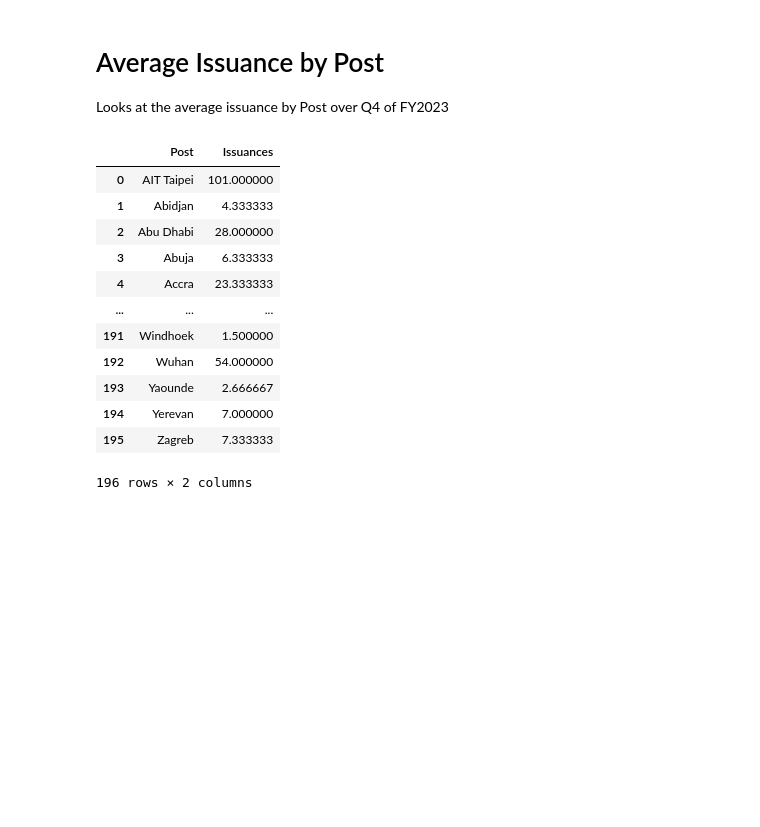
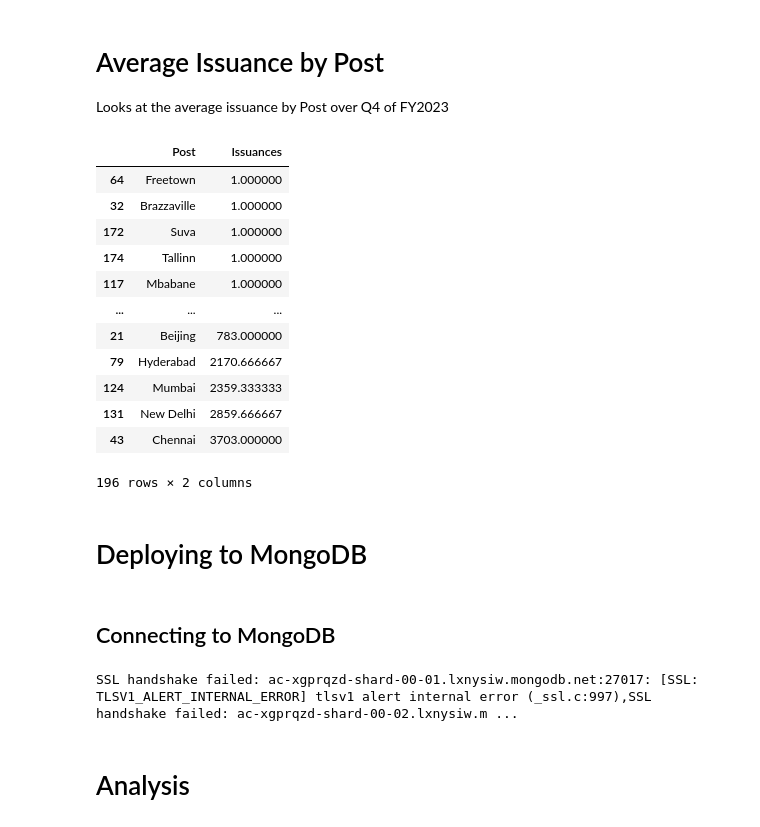
Before and after one commit to KartikThakkar1/Non-Immigrant-Visa-Analysis, a Jupyter notebook: IssuanceDataAnalysis_FY2023_Q4.ipynb, the cells around one changed output. Drawn from its saved outputs; the diff is of its cells as text; code cells hidden in the pictures; blank space fills up the shorter version.

```diff
--- a/IssuanceDataAnalysis_FY2023_Q4.ipynb
+++ b/IssuanceDataAnalysis_FY2023_Q4.ipynb
@@ -205,18 +220,43 @@ Looks at the average issuance by Post over Q4 of FY2023
 # %%
 averageByPost = h1bPostDataFrame.groupby('Post')['Issuances'].mean().reset_index()
 
-averageByPost
+averageByPost.to_excel('H1B_Files/H1B_by_Post_Average_FY2023.xlsx', index=False, engine='openpyxl')
+
+averageByPost.sort_values(by=['Issuances'])
 # %% [output]
 |  | Post | Issuances |
-| 0 | AIT Taipei | 101.000000 |
-| 1 | Abidjan | 4.333333 |
-| 2 | Abu Dhabi | 28.000000 |
-| 3 | Abuja | 6.333333 |
-| 4 | Accra | 23.333333 |
+| 64 | Freetown | 1.000000 |
+| 32 | Brazzaville | 1.000000 |
+| 172 | Suva | 1.000000 |
+| 174 | Tallinn | 1.000000 |
+| 117 | Mbabane | 1.000000 |
 | ... | ... | ... |
-| 191 | Windhoek | 1.500000 |
-| 192 | Wuhan | 54.000000 |
-| 193 | Yaounde | 2.666667 |
-| 194 | Yerevan | 7.000000 |
-| 195 | Zagreb | 7.333333 |
+| 21 | Beijing | 783.000000 |
+| 79 | Hyderabad | 2170.666667 |
+| 124 | Mumbai | 2359.333333 |
+| 131 | New Delhi | 2859.666667 |
+| 43 | Chennai | 3703.000000 |
 196 rows × 2 columns
+# %% [markdown]
+# Deploying to MongoDB
+# %% [markdown]
+## Connecting to MongoDB
+# %%
+import pandas as pd
+from pymongo.mongo_client import MongoClient
+from pymongo.server_api import ServerApi
+
+uri = "mongodb+srv://JaydenLintz:0s9CcpobRMFYPbku@cluster0.lxnysiw.mongodb.net/?retryWrites=true&w=majority&appName=Cluster0&tls=true&tlsVersion=TLS1_2"
+
+client = MongoClient(uri, server_api=ServerApi('1'), tlsAllowInvalidCertificates=True)
+
+# Send a ping to confirm a successful connection
+try:
+    client.admin.command('ping')
+    print("Pinged your deployment. You successfully connected to MongoDB!")
+except Exception as e:
+    print(e)
+# %% [output]
+SSL handshake failed: ac-xgprqzd-shard-00-01.lxnysiw.mongodb.net:27017: [SSL: TLSV1_ALERT_INTERNAL_ERROR] tlsv1 alert internal error (_ssl.c:997),SSL handshake failed: ac-xgprqzd-shard-00-02.lxnysiw.m ...
+# %% [markdown]
+# Analysis
```
Also changed, not shown: parts of 8 cells of this notebook, 8 other files.
